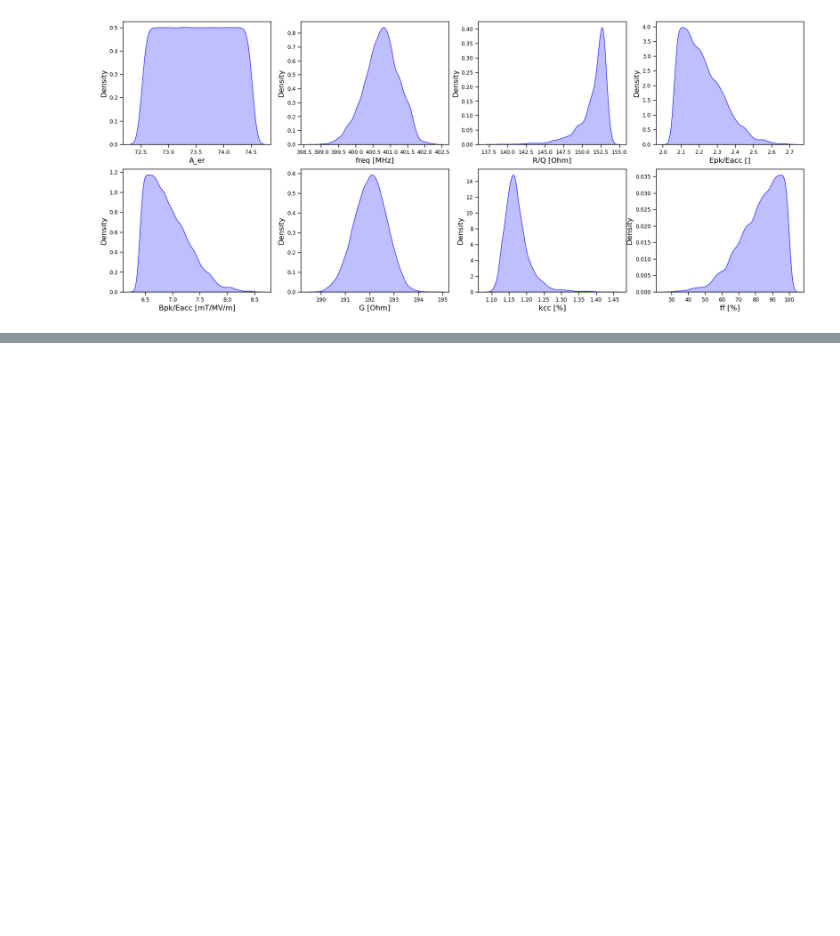
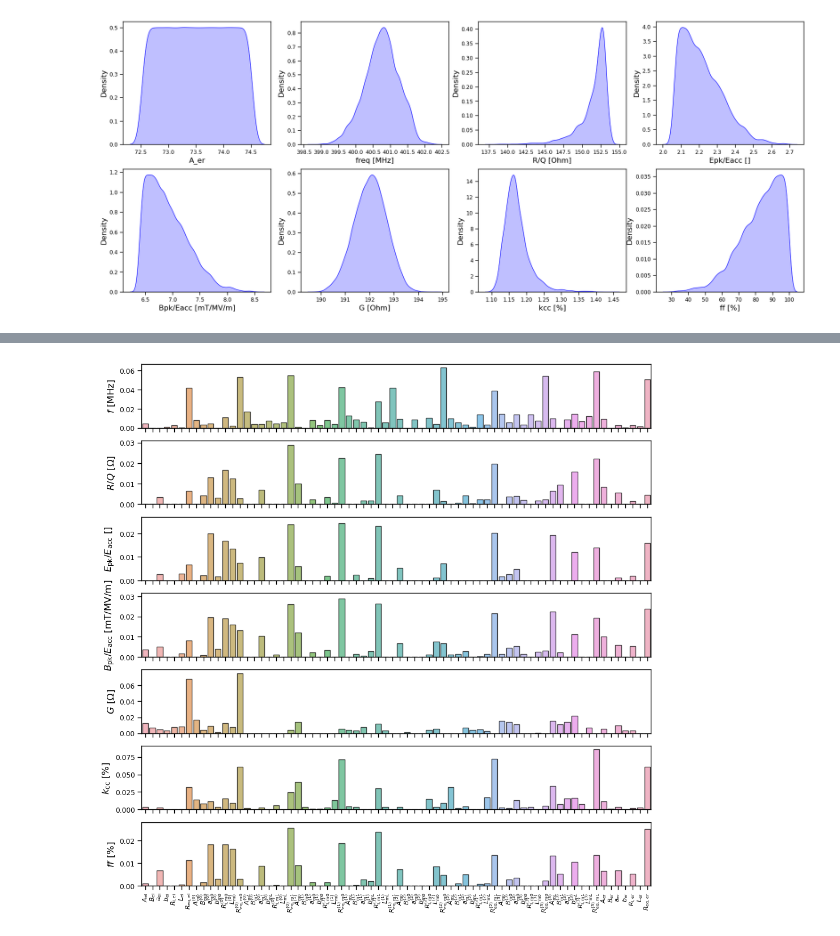
Before and after one commit to Dark-Elektron/CavityDesignHub, a Jupyter notebook: utils/dakota.ipynb, the cells around one changed output, grey strips where cells are left out. Saved outputs shown, nothing was run; the diff lists cells and outputs as text; code cells hidden in the pictures; blank space fills up the shorter version.

```diff
--- a/utils/dakota.ipynb
+++ b/utils/dakota.ipynb
@@ -237,0 +276,4 @@ sns.kdeplot(df_normal['ff [%]'], color='b', fill=True, ax=axes[1, 3])
+# %%
+filefolder = fr"C:\Users\sosoho\DakotaProjects\Cavity\C3795_lhs\dakota_HC.out"
+obj = [r"$freq [MHz]$",	fr"$R/Q [Ohm]$", r"$Epk/Eacc []$",	r"$Bpk/Eacc [mT/MV/m]$", 'G', 'kcc', 'ff']
+df_sobol_c3795 = get_sobol_indices(filefolder, obj)
@@ -237,0 +296,39 @@ sns.kdeplot(df_normal['ff [%]'], color='b', fill=True, ax=axes[1, 3])
+# %%
+fig, axes = plt.subplots(7, figsize=(10,10), sharex=True)
+# fig.subplots_adjust(hspace=0., wspace=0.)
+
+x_ticks_label = ['$A_{\mathrm{el}}$', '$B_{\mathrm{el}}$', '$a_{\mathrm{el}}$', '$b_{\mathrm{el}}$', '$R_{\mathrm{i, el}}$', '$L_{\mathrm{el}}$', '$R_{\mathrm{eq, el}}$',
+                 '$A^{(0)}_{\mathrm{m0}}$', '$B^{(0)}_{\mathrm{m0}}$', '$a^{(0)}_{\mathrm{m0}}$', '$b^{(0)}_{\mathrm{m0}}$', '$R^{(0)}_{\mathrm{i, m0}}$', '$L^{(0)}_{\mathrm{m0}}$', '$R^{(0)}_{\mathrm{eq, m0}}$',
+                 '$A^{(0)}_{\mathrm{m1}}$', '$B^{(0)}_{\mathrm{m1}}$', '$a^{(0)}_{\mathrm{m1}}$', '$b^{(0)}_{\mathrm{m1}}$', '$R^{(0)}_{\mathrm{i, m1}}$', '$L^{(0)}_{\mathrm{m1}}$', '$R^{(0)}_{\mathrm{eq, m1}}$',
+
+                 '$A^{(1)}_{\mathrm{m0}}$', '$B^{(1)}_{\mathrm{m0}}$', '$a^{(1)}_{\mathrm{m0}}$', '$b^{(1)}_{\mathrm{m0}}$', '$R^{(1)}_{\mathrm{i, m0}}$', '$L^{(1)}_{\mathrm{m0}}$', '$R^{(1)}_{\mathrm{eq, m0}}$',
+                 '$A^{(1)}_{\mathrm{m1}}$', '$B^{(1)}_{\mathrm{m1}}$', '$a^{(1)}_{\mathrm{m1}}$', '$b^{(1)}_{\mathrm{m1}}$', '$R^{(1)}_{\mathrm{i, m1}}$', '$L^{(1)}_{\mathrm{m1}}$', '$R^{(1)}_{\mathrm{eq, m1}}$',
+
+                 '$A^{(2)}_{\mathrm{m0}}$', '$B^{(2)}_{\mathrm{m0}}$', '$a^{(2)}_{\mathrm{m0}}$', '$b^{(2)}_{\mathrm{m0}}$', '$R^{(2)}_{\mathrm{i, m0}}$', '$L^{(2)}_{\mathrm{m0}}$', '$R^{(2)}_{\mathrm{eq, m0}}$',
+                 '$A^{(2)}_{\mathrm{m1}}$', '$B^{(2)}_{\mathrm{m1}}$', '$a^{(2)}_{\mathrm{m1}}$', '$b^{(2)}_{\mathrm{m1}}$', '$R^{(2)}_{\mathrm{i, m1}}$', '$L^{(2)}_{\mathrm{m1}}$', '$R^{(2)}_{\mathrm{eq, m1}}$',
+
+                 '$A^{(3)}_{\mathrm{m0}}$', '$B^{(3)}_{\mathrm{m0}}$', '$a^{(3)}_{\mathrm{m0}}$', '$b^{(3)}_{\mathrm{m0}}$', '$R^{(3)}_{\mathrm{i, m0}}$', '$L^{(3)}_{\mathrm{m0}}$', '$R^{(3)}_{\mathrm{eq, m0}}$',
+                 '$A^{(3)}_{\mathrm{m1}}$', '$B^{(3)}_{\mathrm{m1}}$', '$a^{(3)}_{\mathrm{m1}}$', '$b^{(3)}_{\mathrm{m1}}$', '$R^{(3)}_{\mathrm{i, m1}}$', '$L^{(3)}_{\mathrm{m1}}$', '$R^{(3)}_{\mathrm{eq, m1}}$',
+                 '$A_{\mathrm{er}}$', '$B_{\mathrm{er}}$', '$a_{\mathrm{er}}$', '$b_{\mathrm{er}}$', '$R_{\mathrm{i, er}}$', '$L_{\mathrm{er}}$', '$R_{\mathrm{eq, er}}$']
+
+sns.set_context("paper", rc={"axes.labelsize":12})
+sns.barplot(df_sobol_c3795, x="vars", y="freq [MHz]_main", alpha=0.7, linewidth=1.0, edgecolor="0.", ax=axes[0]).set(ylabel='$f$ [MHz]')
+sns.barplot(df_sobol_c3795, x="vars", y="R/Q [Ohm]_main", alpha=0.7, linewidth=1.0, edgecolor="0.", ax=axes[1]).set(ylabel='$R/Q$ [$\Omega$]')
+sns.barplot(df_sobol_c3795, x="vars", y="Epk/Eacc []_main", alpha=0.7, linewidth=1.0, edgecolor="0.", ax=axes[2]).set(ylabel='$E_\mathrm{pk}/E_\mathrm{acc}$ []')
+sns.barplot(df_sobol_c3795, x="vars", y="Bpk/Eacc [mT/MV/m]_main", alpha=0.7, linewidth=1.0, edgecolor="0.", ax=axes[3]).set(ylabel='$B_\mathrm{pk}/E_\mathrm{acc}$ [mT/MV/m]')
+sns.barplot(df_sobol_c3795, x="vars", y="G_main", alpha=0.7, linewidth=1.0, edgecolor="0.", ax=axes[4]).set(ylabel='$G$ [$\Omega$]')
+sns.barplot(df_sobol_c3795, x="vars", y="kcc_main", alpha=0.7, linewidth=1.0, edgecolor="0.", ax=axes[5]).set(ylabel='$k_\mathrm{cc}$ [%]')
+sns.barplot(df_sobol_c3795, x="vars", y="ff_main", alpha=0.7, linewidth=1.0, edgecolor="0.", ax=axes[6]).set(ylabel='$ff$ [%]', xticklabels=x_ticks_label)
+# df_sobol.plot(x="vars", y=["R/Q [Ohm]_main", "R/Q [Ohm]_total"], kind="bar")
+# ax = sns.barplot(df_sobol, x="vars", y="Bpk/Eacc [mT/MV/m]_main", color='b', alpha=0.25, linewidth=1.0, edgecolor="0.")
+for ax in axes.flatten():
+    ax.set_ylim(bottom=0)
+    ax.tick_params(axis='x', rotation=90)
+    ax.set(xlabel=None)
+
+# plt.subplots_adjust(wspace=0, hspace=0)
+plt.tight_layout()
+plt.xticks(fontsize=8)
+plt.savefig(fr"D:\Dropbox\Quick presentation files\sobol_main_indices_mc_uniform_c3795.png")
+# %% [output]
+[figure, added]
```
Also changed, not shown: parts of 18 cells of this notebook, 18 other files.
